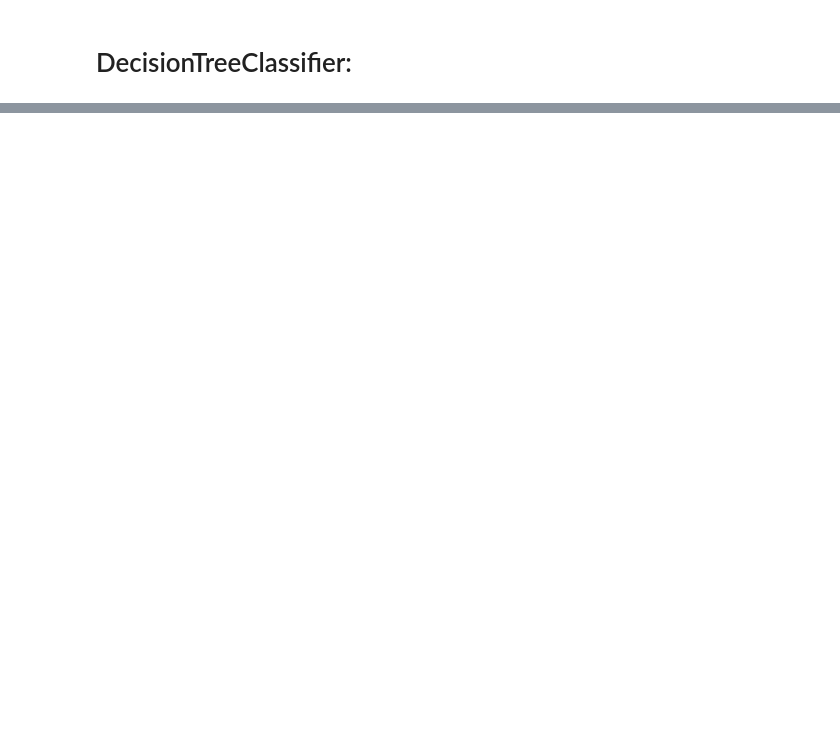
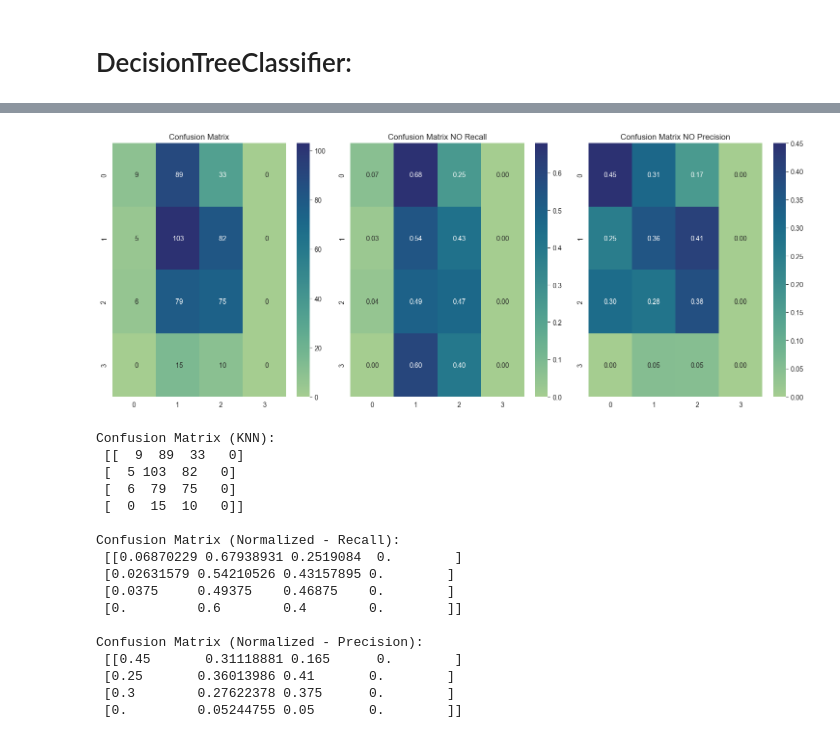
Before and after one commit to Valakas148/ML, a Jupyter notebook: lr4/lr4.ipynb, the cells around one changed output, grey strips where cells are left out. Drawn from its saved outputs; the diff is of its cells as text; code cells hidden in the pictures; blank space fills up the shorter version.

```diff
--- a/lr4/lr4.ipynb
+++ b/lr4/lr4.ipynb
@@ -378,0 +517,18 @@ print("\nConfusion Matrix (Normalized - Precision):\n", conf_matrix_normalized_p
+# %%
+# Прогнозування на тестових даних
+y_pred_dtc = grid_search_dtc.predict(X_test_prepr)
+
+# Обчислення метрик
+accuracy_dtc = accuracy_score(y_test, y_pred_dtc)
+precision_dtc = precision_score(y_test, y_pred_dtc, average='weighted', zero_division=0)
+recall_dtc = recall_score(y_test, y_pred_dtc, average='weighted', zero_division=0)
+f1_dtc = f1_score(y_test, y_pred_dtc, average='weighted', zero_division=0)
+
+print("Accuracy:", accuracy_dtc)
+print("Precision:", precision_dtc)
+print("Recall:", recall_dtc)
+print("F1 Score:", f1_dtc)
+
+# Classification report
+print("Classification Report:")
+print(classification_report(y_test, y_pred_dtc))
@@ -378,0 +551,41 @@ print("\nConfusion Matrix (Normalized - Precision):\n", conf_matrix_normalized_p
+# %%
+conf_matrix_dtc = confusion_matrix(y_test, y_pred_dtc)
+
+conf_matrix_normalized_recall_dtc = confusion_matrix(y_test, y_pred_dtc, normalize='true')
+conf_matrix_normalized_precision_dtc = confusion_matrix(y_test, y_pred_dtc, normalize='pred')
+
+
+fig, axes = plt.subplots(1, 3, figsize=(15, 6))
+sns.heatmap(conf_matrix_dtc, annot=True, fmt="4.0f", cmap="crest", ax=axes[0])
+axes[0].set_title("Confusion Matrix")
+#по recall
+sns.heatmap(conf_matrix_normalized_recall_dtc, annot=True, fmt=".2f", cmap="crest",ax=axes[1])
+axes[1].set_title("Confusion Matrix NO Recall")
+#по precision
+sns.heatmap(conf_matrix_normalized_precision_dtc, annot=True, fmt=".2f", cmap="crest",ax=axes[2])
+axes[2].set_title("Confusion Matrix NO Precision")
+plt.tight_layout()
+plt.show()
+
+print("Confusion Matrix (KNN):\n", conf_matrix_dtc)
+print("\nConfusion Matrix (Normalized - Recall):\n", conf_matrix_normalized_recall_dtc)
+print("\nConfusion Matrix (Normalized - Precision):\n", conf_matrix_normalized_precision_dtc)
+# %% [output]
+[figure, added]
+Confusion Matrix (KNN):
+ [[  9  89  33   0]
+ [  5 103  82   0]
+ [  6  79  75   0]
+ [  0  15  10   0]]
+
+Confusion Matrix (Normalized - Recall):
+ [[0.06870229 0.67938931 0.2519084  0.        ]
+ [0.02631579 0.54210526 0.43157895 0.        ]
+ [0.0375     0.49375    0.46875    0.        ]
+ [0.         0.6        0.4        0.        ]]
+
+Confusion Matrix (Normalized - Precision):
+ [[0.45       0.31118881 0.165      0.        ]
+ [0.25       0.36013986 0.41       0.        ]
+ [0.3        0.27622378 0.375      0.        ]
+ [0.         0.05244755 0.05       0.        ]]
```
Also changed, not shown: parts of 16 cells of this notebook.
